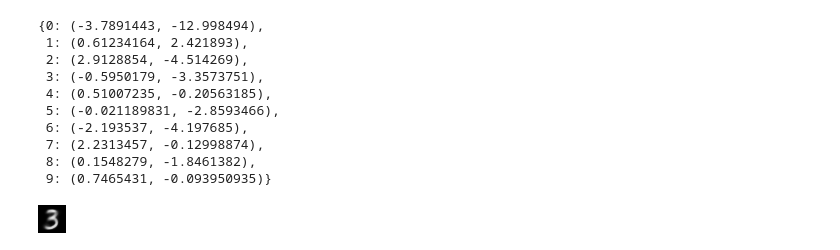
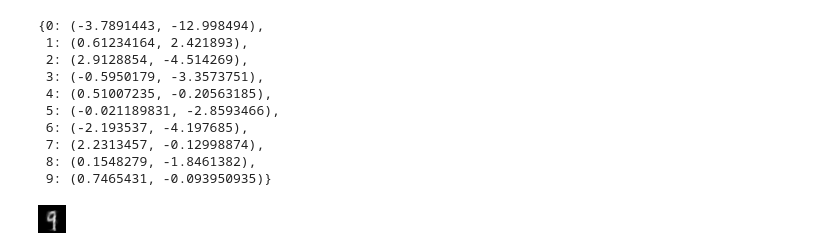
Before and after one commit to Shivansh20128/DL-Assignments, a Jupyter notebook: autoencoder.ipynb, the cells around one changed output. Drawn from its saved outputs; the diff is of its cells as text; code cells hidden in the pictures.

```diff
--- a/autoencoder.ipynb
+++ b/autoencoder.ipynb
@@ -151,8 +151,8 @@ all_means
  9: (0.7465431, -0.093950935)}
 # %%
 with torch.no_grad():
-    pred = dec(torch.Tensor(all_means[3])[None, ...].to(device)).cpu()
+    pred = dec(torch.Tensor(all_means[4])[None, ...].to(device)).cpu()
 
 transforms.ToPILImage()(pred.reshape(1,28,28))
 # %% [output]
-[figure, old version]
+[figure, new version]
```
Also changed, not shown: 6 other files.
